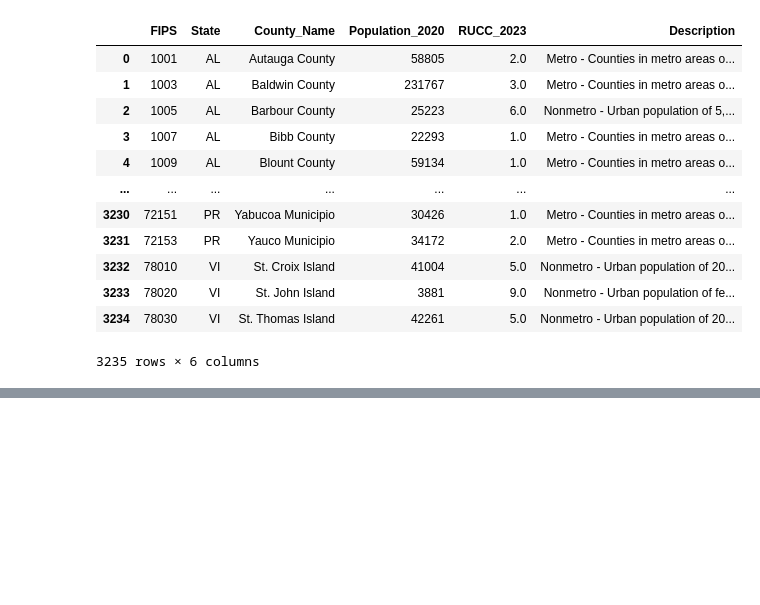
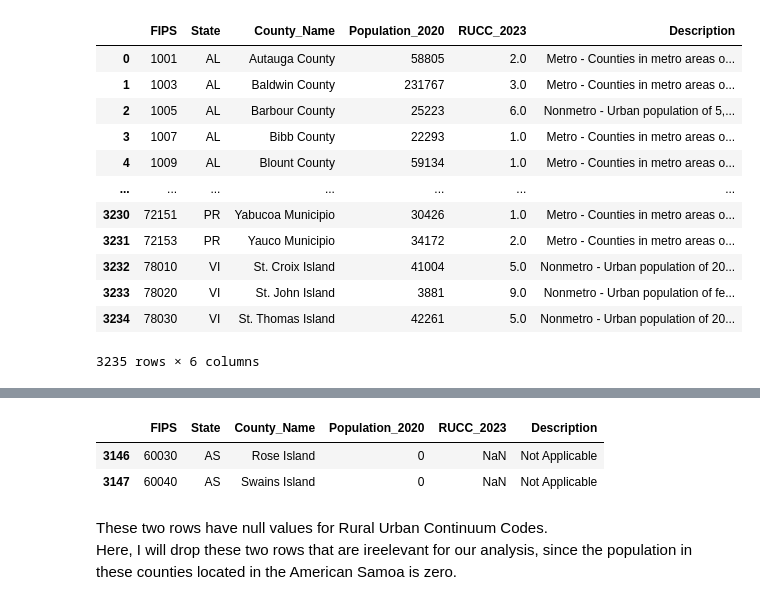
Before and after one commit to brytner/uv-exposure-melanoma-incidence-analysis, a Jupyter notebook: notebook/uv-exposure-melanoma-incidence-analysis.ipynb, the cells around one changed output, grey strips where cells are left out. Cells and saved outputs as stored; diff of their text form; code cells hidden in the pictures; blank space fills up the shorter version.

```diff
--- a/notebook/uv-exposure-melanoma-incidence-analysis.ipynb
+++ b/notebook/uv-exposure-melanoma-incidence-analysis.ipynb
@@ -126,0 +233,9 @@ continuum_codes
+# %%
+continuum_codes[continuum_codes['RUCC_2023'].isna()]
+# %% [output]
+|  | FIPS | State | County_Name | Population_2020 | RUCC_2023 | Description |
+| 3146 | 60030 | AS | Rose Island | 0 | NaN | Not Applicable |
+| 3147 | 60040 | AS | Swains Island | 0 | NaN | Not Applicable |
+# %% [markdown]
+These two rows have null values for Rural Urban Continuum Codes. <br>
+Here, I will drop these two rows that are ireelevant for our analysis, since the population in these counties located in the American Samoa is zero.
```
Also changed, not shown: parts of 20 cells of this notebook.
